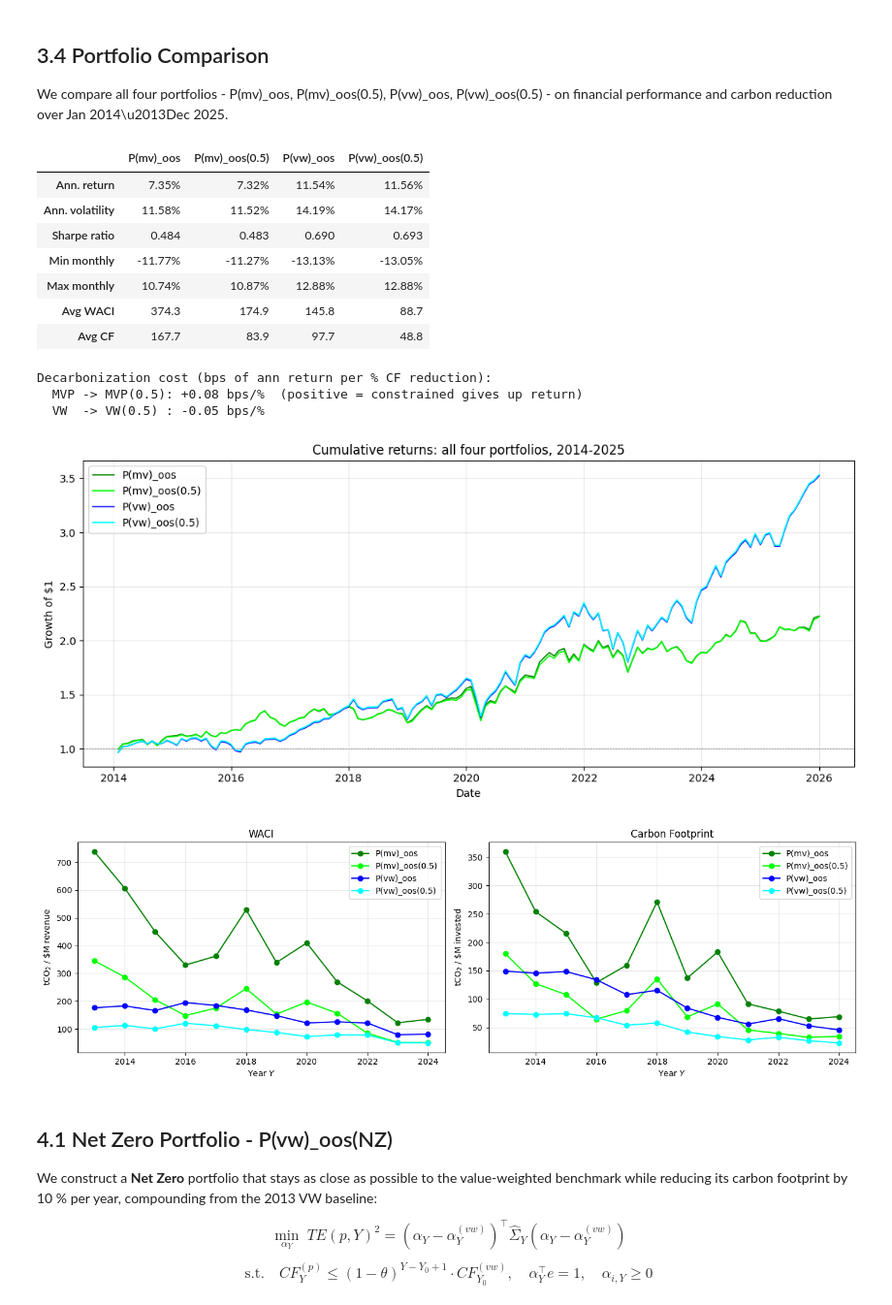
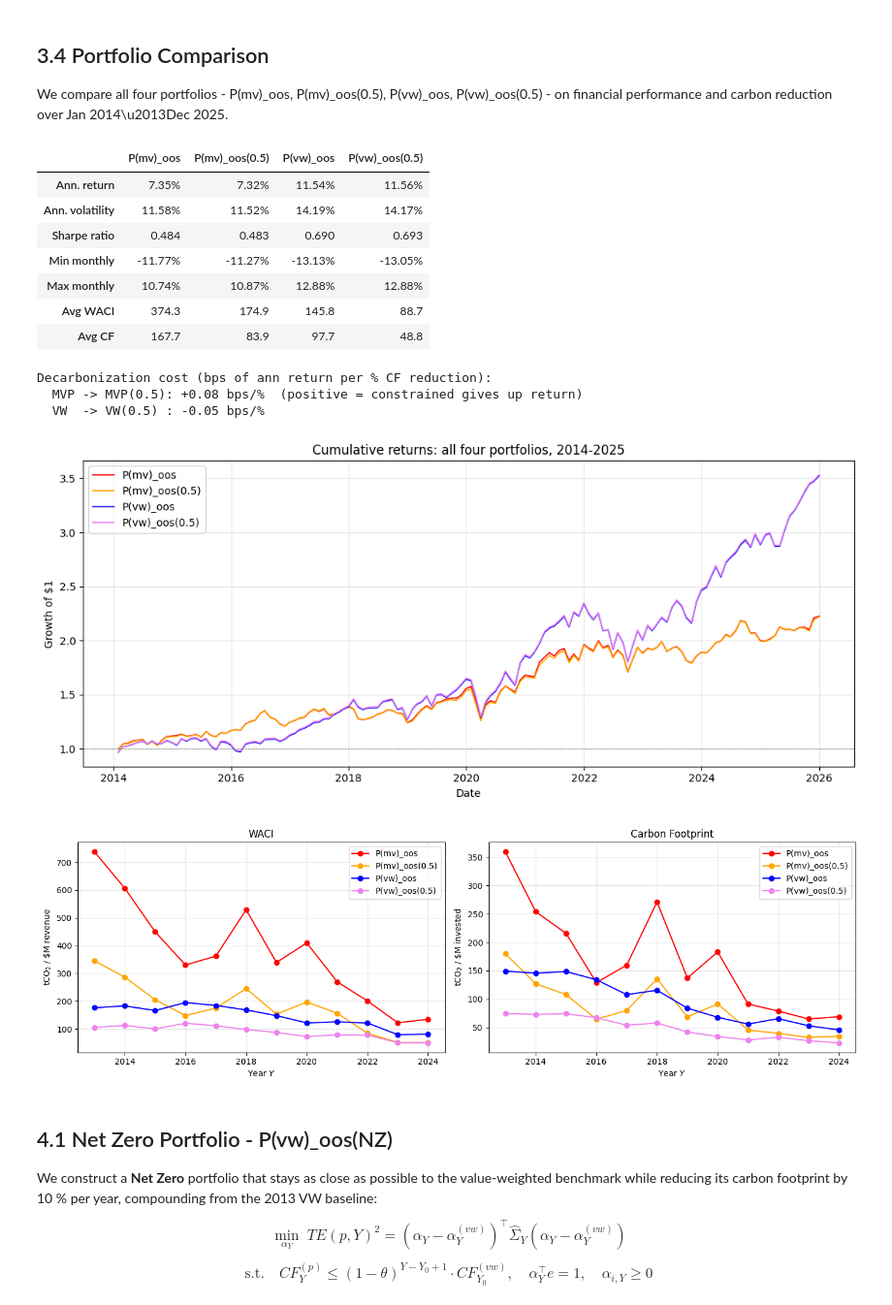
Before and after one commit to Saarujan06/Sustainability-Aware-Asset-Management-Project, a Jupyter notebook: final_notebook.ipynb, the cells around one changed output. Shown at 97% size. Cells and saved outputs as stored; diff of their text form; code cells hidden in the pictures.

```diff
--- a/final_notebook.ipynb
+++ b/final_notebook.ipynb
@@ -1752,47 +1752,47 @@ table.to_csv(OUT_DIR / "section34_comparison_table.csv")
 
 # Cumulative returns: all four
 fig, ax = plt.subplots(figsize=(11, 5))
-ax.plot(idx, (1+mvp).cumprod(),   color="green",      linewidth=1.2, label="P(mv)_oos")
-ax.plot(idx, (1+mvp05).cumprod(), color="lime", linewidth=1.2, label="P(mv)_oos(0.5)")
+ax.plot(idx, (1+mvp).cumprod(),   color="red",      linewidth=1.2, label="P(mv)_oos")
+ax.plot(idx, (1+mvp05).cumprod(), color="orange", linewidth=1.2, label="P(mv)_oos(0.5)")
 ax.plot(idx, (1+vw).cumprod(),    color="blue",       linewidth=1.2, label="P(vw)_oos")
-ax.plot(idx, (1+te05).cumprod(),  color="cyan",     linewidth=1.2, label="P(vw)_oos(0.5)")
+ax.plot(idx, (1+te05).cumprod(),  color="violet",     linewidth=1.2, label="P(vw)_oos(0.5)")
 ax.axhline(1, color="grey", linestyle="--", linewidth=0.5)
 ax.set_title("Cumulative returns: all four portfolios, 2014-2025")
 ax.set_xlabel("Date"); ax.set_ylabel("Growth of $1")
 ax.legend(); ax.grid(alpha=0.3)
 plt.tight_layout()
 fig.savefig(OUT_DIR / "section34_cumulative_returns.png", dpi=300, bbox_inches="tight"); plt.show()
 
 # WACI and CF - log scale because the MVP family is ~10x the VW family
 fig, (ax1, ax2) = plt.subplots(1, 2, figsize=(14, 4.5))
-ax1.plot(carbon_summary["Year"], carbon_summary["WACI_MVP"],  "-o", color="green",      label="P(mv)_oos")
-ax1.plot(carbon_compare["Year"], carbon_compare["WACI_MVP05"],"-o", color="lime", label="P(mv)_oos(0.5)")
+ax1.plot(carbon_summary["Year"], carbon_summary["WACI_MVP"],  "-o", color="red",      label="P(mv)_oos")
+ax1.plot(carbon_compare["Year"], carbon_compare["WACI_MVP05"],"-o", color="orange", label="P(mv)_oos(0.5)")
 ax1.plot(carbon_summary["Year"], carbon_summary["WACI_VW"],   "-o", color="blue",       label="P(vw)_oos")
-ax1.plot(carbon_te["Year"],      carbon_te["WACI_TE05"],      "-o", color="cyan",     label="P(vw)_oos(0.5)")
+ax1.plot(carbon_te["Year"],      carbon_te["WACI_TE05"],      "-o", color="violet",     label="P(vw)_oos(0.5)")
 ax1.set_title("WACI"); ax1.set_ylabel(r"tCO$_2$ / \$M revenue"); ax1.set_xlabel("Year $Y$")
 ax1.legend(); ax1.grid(alpha=0.3)
-ax2.plot(carbon_summary["Year"], carbon_summary["CF_MVP"],   "-o", color="green",      label="P(mv)_oos")
-ax2.plot(carbon_compare["Year"], carbon_compare["CF_MVP05"], "-o", color="lime", label="P(mv)_oos(0.5)")
+ax2.plot(carbon_summary["Year"], carbon_summary["CF_MVP"],   "-o", color="red",      label="P(mv)_oos")
+ax2.plot(carbon_compare["Year"], carbon_compare["CF_MVP05"], "-o", color="orange", label="P(mv)_oos(0.5)")
 ax2.plot(carbon_summary["Year"], carbon_summary["CF_VW"],    "-o", color="blue",       label="P(vw)_oos")
-ax2.plot(carbon_te["Year"],      carbon_te["CF_TE05"],       "-o", color="cyan",     label="P(vw)_oos(0.5)")
+ax2.plot(carbon_te["Year"],      carbon_te["CF_TE05"],       "-o", color="violet",     label="P(vw)_oos(0.5)")
 ax2.set_title("Carbon Footprint"); ax2.set_ylabel(r"tCO$_2$ / \$M invested"); ax2.set_xlabel("Year $Y$")
 ax2.legend(); ax2.grid(alpha=0.3)
 plt.tight_layout()
 fig.savefig(OUT_DIR / "section34_carbon_comparison.png", dpi=300, bbox_inches="tight"); plt.show()
 # %% [output]
 |  | P(mv)_oos | P(mv)_oos(0.5) | P(vw)_oos | P(vw)_oos(0.5) |
 | Ann. return | 7.35% | 7.32% | 11.54% | 11.56% |
 | Ann. volatility | 11.58% | 11.52% | 14.19% | 14.17% |
 | Sharpe ratio | 0.484 | 0.483 | 0.690 | 0.693 |
 | Min monthly | -11.77% | -11.27% | -13.13% | -13.05% |
 | Max monthly | 10.74% | 10.87% | 12.88% | 12.88% |
 | Avg WACI | 374.3 | 174.9 | 145.8 | 88.7 |
 | Avg CF | 167.7 | 83.9 | 97.7 | 48.8 |
 Decarbonization cost (bps of ann return per % CF reduction):
   MVP -> MVP(0.5): +0.08 bps/%  (positive = constrained gives up return)
   VW  -> VW(0.5) : -0.05 bps/%
-[figure, old version]
+[figure, new version]
-[figure, old version]
+[figure, new version]
 # %% [markdown]
 ## 4.1 Net Zero Portfolio - P(vw)\_oos(NZ)
 
```
Also changed, not shown: parts of 8 cells of this notebook, 17 other files.
